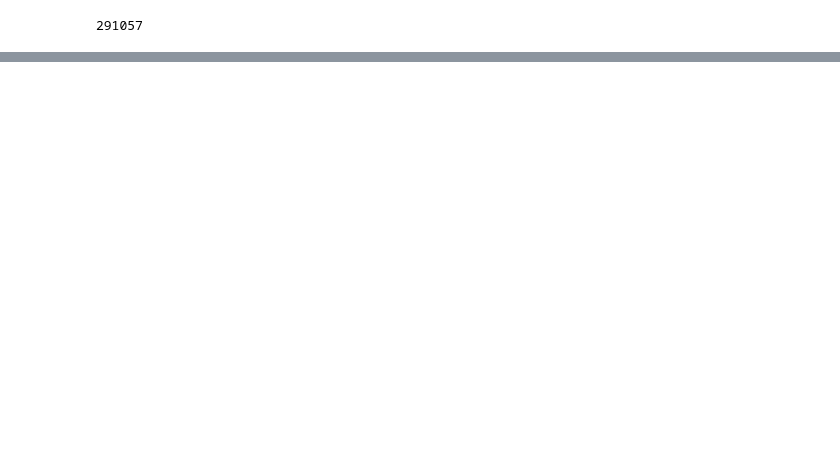
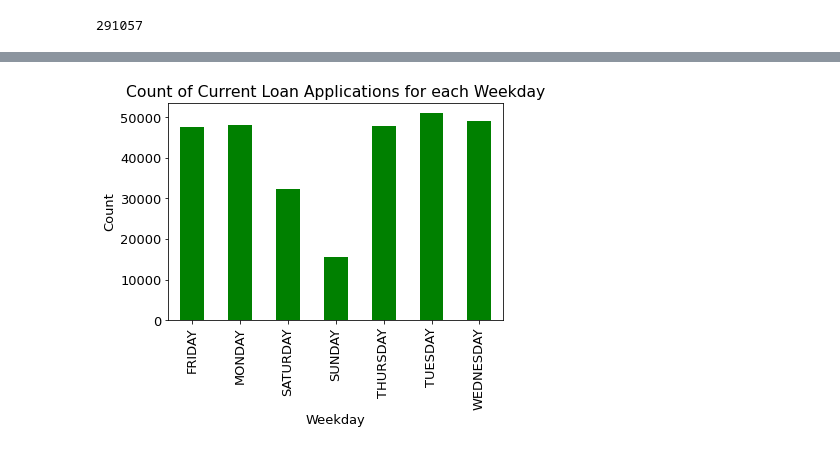
Before and after one commit to Shanaida/datascience_project1, a Jupyter notebook: project_one.ipynb, the cells around one changed output, grey strips where cells are left out. Drawn from its saved outputs; the diff is of its cells as text; code cells hidden in the pictures; blank space fills up the shorter version.

```diff
--- a/project_one.ipynb
+++ b/project_one.ipynb
@@ -265,3 +292,23 @@ PREV_NFLAG_INSURED_ON_APPROVAL     214358
 AGE                                291057
 AGE RANGE                          291057
 dtype: int64
+# %%
+#Creating a dataframe grouping by the column 'CURR_WEEKDAY_APPR_PROCESS_START'
+days_group = clean_loan_data.groupby('CURR_WEEKDAY_APPR_PROCESS_START')
+
+#Record count number of data points for each day
+days_group_count = pd.DataFrame(days_group['CURR_WEEKDAY_APPR_PROCESS_START'].count())
+
+#Bar chart based off of the group series
+loan_weekdays_chart = days_group_count.plot(kind='bar', title="Count of Current Loan Applications for each Weekday", color="green", legend=None)
+
+#xlabel and ylabels
+loan_weekdays_chart.set_xlabel("Weekday")
+loan_weekdays_chart.set_ylabel("Count")
+
+# Save the figure
+#plt.savefig("AppsbyWeekdayBarChart.png")
+
+plt.show()
+# %% [output]
+[figure, added]
```
Also changed, not shown: parts of 20 cells of this notebook.
